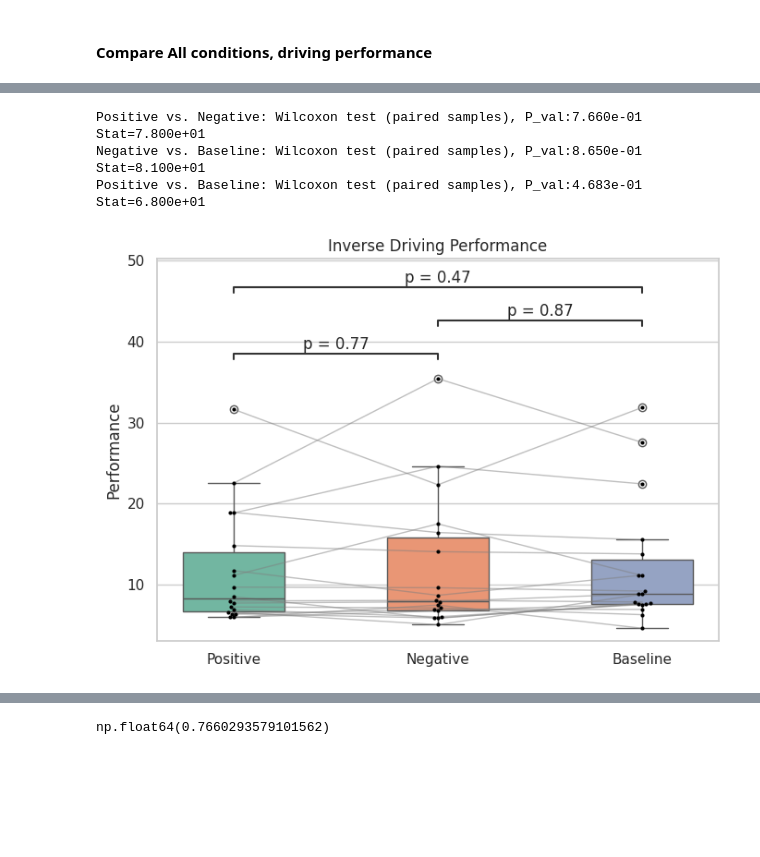
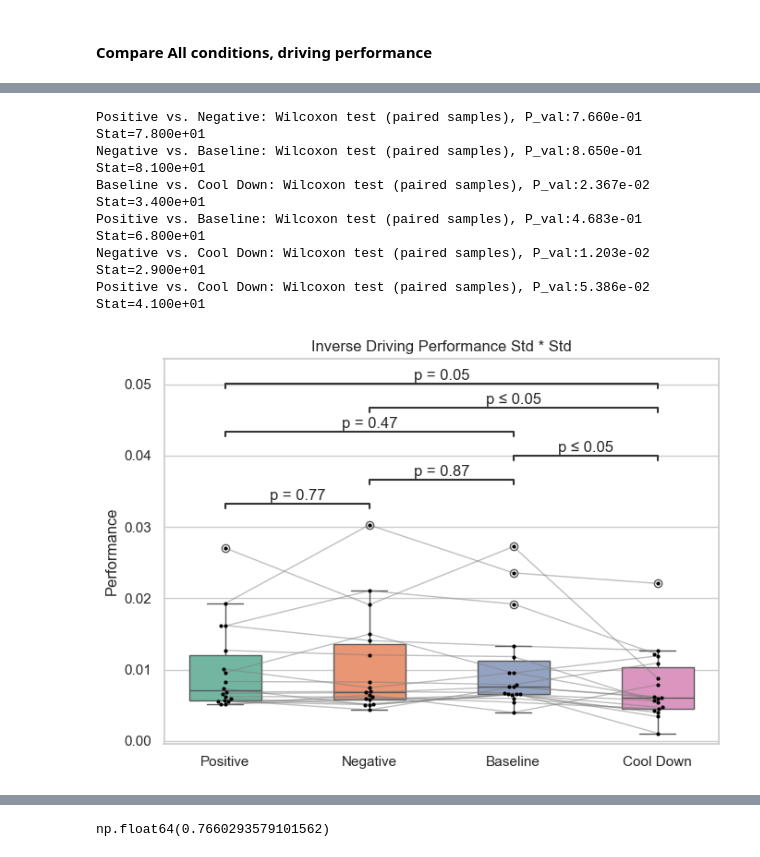
Before and after one commit to Anna-Palatkina-itu/driving_performance_project, a Jupyter notebook: window_analysis.ipynb, the cells around one changed output, grey strips where cells are left out. Drawn from its saved outputs; the diff is of its cells as text; code cells hidden in the pictures; blank space fills up the shorter version.

```diff
--- a/window_analysis.ipynb
+++ b/window_analysis.ipynb
@@ -221,6 +221,6 @@ warnings.filterwarnings("ignore")
 
 
 %matplotlib agg
-calm_stats, intense_stats, baseline_stats, data = get_all_stats(save_folder='perf_plots/events_analysis_all/', remove_outliers=['VelocityX', 'DistanceToTargetPosition', 'DistanceToTargetSpeed', 'CarSpeed'])
+calm_stats, intense_stats, baseline_stats,cool_down_stats,  data = get_all_stats(save_folder='perf_plots/events_analysis_all/', remove_outliers=['VelocityX', 'DistanceToTargetPosition', 'DistanceToTargetSpeed', 'CarSpeed'])
 %matplotlib inline
 # %% [output]
@@ -327,48 +359,64 @@ print_statistical_tests(datasets=datasets, titles=titles)
 {'postive':[float(calm_stats[i][0]) for i in range(72) if i % 4 == 3],
  'negative':[float(intense_stats[i][0]) for i in range(72) if i % 4 == 3]}
 # %%
-std_calm_target_speed = [calm_stats[i][1] for i in range(len(calm_stats)) if i % 4 == 1]
-std_calm_target_lane = [calm_stats[i][1] for i in range(len(calm_stats)) if i % 4 == 2]
+index = 0
 
-std_intense_target_speed = [intense_stats[i][1] for i in range(len(intense_stats)) if i % 4 == 1]
-std_intense_target_lane = [intense_stats[i][1] for i in range(len(intense_stats)) if i % 4 == 2]
+std_calm_target_speed = [calm_stats[i][index] for i in range(len(calm_stats)) if i % 4 == 1]
+std_calm_target_lane = [calm_stats[i][index] for i in range(len(calm_stats)) if i % 4 == 2]
 
-std_baseline_target_speed = [baseline_stats[i][1] for i in range(len(baseline_stats)) if i % 4 == 1]
-std_baseline_target_lane = [baseline_stats[i][1] for i in range(len(baseline_stats)) if i % 4 == 2]
+std_intense_target_speed = [intense_stats[i][index] for i in range(len(intense_stats)) if i % 4 == 1]
+std_intense_target_lane = [intense_stats[i][index] for i in range(len(intense_stats)) if i % 4 == 2]
 
-calm_perf = [x * y for x, y in zip(std_calm_target_speed, std_calm_target_lane)]
-intense_perf = [x * y for x, y in zip(std_intense_target_speed, std_intense_target_lane)]
-baseline_perf = [x * y for x, y in zip(std_baseline_target_speed, std_baseline_target_lane)]
+std_baseline_target_speed = [baseline_stats[i][index] for i in range(len(baseline_stats)) if i % 4 == 1]
+std_baseline_target_lane = [baseline_stats[i][index] for i in range(len(baseline_stats)) if i % 4 == 2]
+
+std_cool_down_target_speed = [cool_down_stats[i][index] for i in range(len(cool_down_stats)) if i % 4 == 1]
+std_cool_down_target_lane = [cool_down_stats[i][index] for i in range(len(cool_down_stats)) if i % 4 == 2]
+
+def normalize_speed(x):
+   return (x) / 13
+
+def noramlize_lane(x):
+    return x / 90
+
+calm_perf = [normalize_speed(x) * noramlize_lane(y) for x, y in zip(std_calm_target_speed, std_calm_target_lane)]
+intense_perf = [normalize_speed(x) * noramlize_lane(y) for x, y in zip(std_intense_target_speed, std_intense_target_lane)]
+baseline_perf = [normalize_speed(x) * noramlize_lane(y) for x, y in zip(std_baseline_target_speed, std_baseline_target_lane)]
+cool_down_perf = [normalize_speed(x) * noramlize_lane(y) for x, y in zip(std_cool_down_target_speed, std_cool_down_target_lane)]
 # %%
 paired_data = pd.DataFrame({
-    'Condition': ['Positive'] * len(calm_perf) + ['Negative'] * len(intense_perf) + ['Baseline'] * len(baseline_perf),
-    'Perf': calm_perf + intense_perf + baseline_perf,
+    'Condition': ['Positive'] * len(calm_perf) + ['Negative'] * len(intense_perf) + ['Baseline'] * len(baseline_perf) + ['Cool Down'] * len(cool_down_perf),
+    'Perf': calm_perf + intense_perf + baseline_perf + cool_down_perf,
 })
 
 
 plt.figure(figsize=(7, 5))
 sns.boxplot(x='Condition', y='Perf', data=paired_data, palette="Set2", width=0.5)
 sns.swarmplot(x='Condition', y='Perf', data=paired_data, color='black', size=3)
 
 # print(paired_data['Mean'])
 for i in range(len(calm_perf)):
     plt.plot(['Positive', 'Negative'], [calm_perf[i], intense_perf[i]], color='gray', alpha=0.5, linewidth=1)
     plt.plot(['Negative', 'Baseline'], [intense_perf[i], baseline_perf[i]], color='gray', alpha=0.5, linewidth=1)
-plt.title('Inverse Driving Performance')
+    plt.plot(['Baseline', 'Cool Down'], [baseline_perf[i], cool_down_perf[i]], color='gray', alpha=0.5, linewidth=1)
+plt.title('Inverse Driving Performance Std * Std')
 plt.ylabel('Performance')
 plt.xlabel('')
 
-test_pairs = [('Positive', 'Negative'), ('Negative', 'Baseline'), ('Positive', 'Baseline')]
+test_pairs = [('Positive', 'Negative'), ('Negative', 'Baseline'), ('Positive', 'Baseline'), ('Negative', 'Cool Down'), ('Positive', 'Cool Down'), ('Baseline', 'Cool Down')]
 annotator = Annotator(plt.gca(), pairs=test_pairs, data=paired_data, x='Condition', y='Perf')
 annotator.configure(test='Wilcoxon', text_format='simple', loc='inside', show_test_name=False)
 annotator.apply_and_annotate()
 
 plt.tight_layout()
 plt.xlabel('')
 
 plt.savefig('perf_plots/combined_perf_boxplot.pdf', bbox_inches='tight')
 # %% [output]
 Positive vs. Negative: Wilcoxon test (paired samples), P_val:7.660e-01 Stat=7.800e+01
 Negative vs. Baseline: Wilcoxon test (paired samples), P_val:8.650e-01 Stat=8.100e+01
+Baseline vs. Cool Down: Wilcoxon test (paired samples), P_val:2.367e-02 Stat=3.400e+01
 Positive vs. Baseline: Wilcoxon test (paired samples), P_val:4.683e-01 Stat=6.800e+01
+Negative vs. Cool Down: Wilcoxon test (paired samples), P_val:1.203e-02 Stat=2.900e+01
+Positive vs. Cool Down: Wilcoxon test (paired samples), P_val:5.386e-02 Stat=4.100e+01
-[figure, old version]
+[figure, new version]
```
Also changed, not shown: parts of 18 cells of this notebook, 1 other file.
